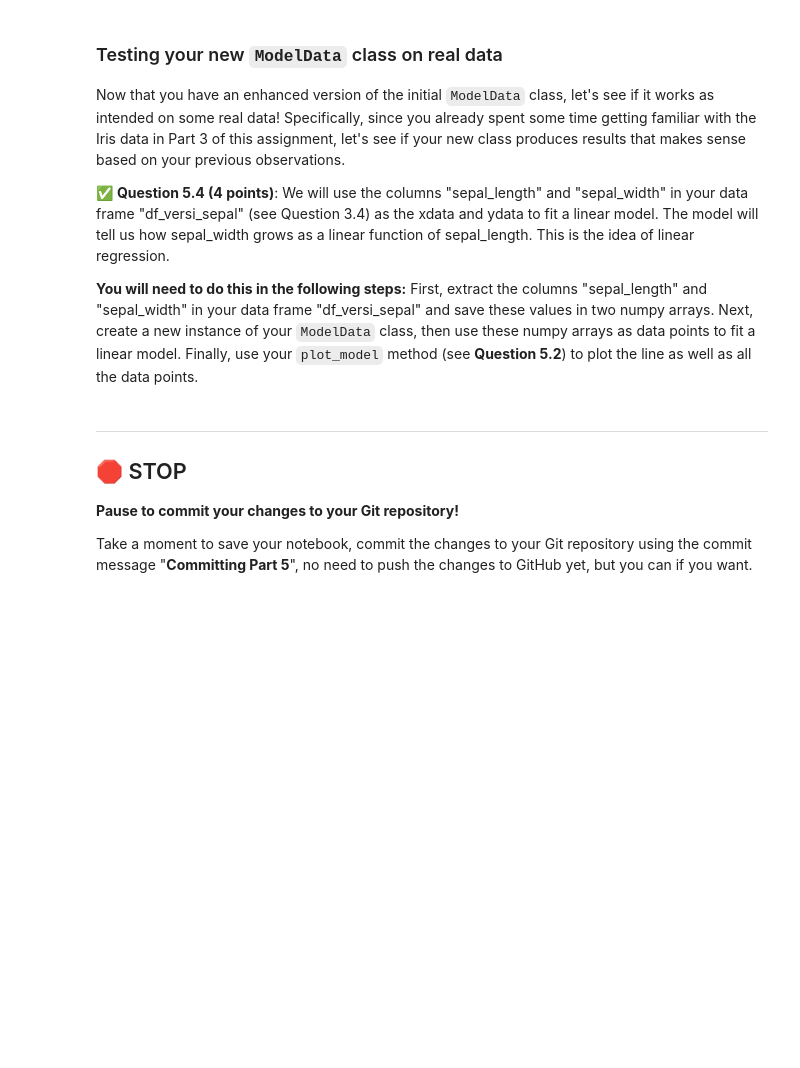
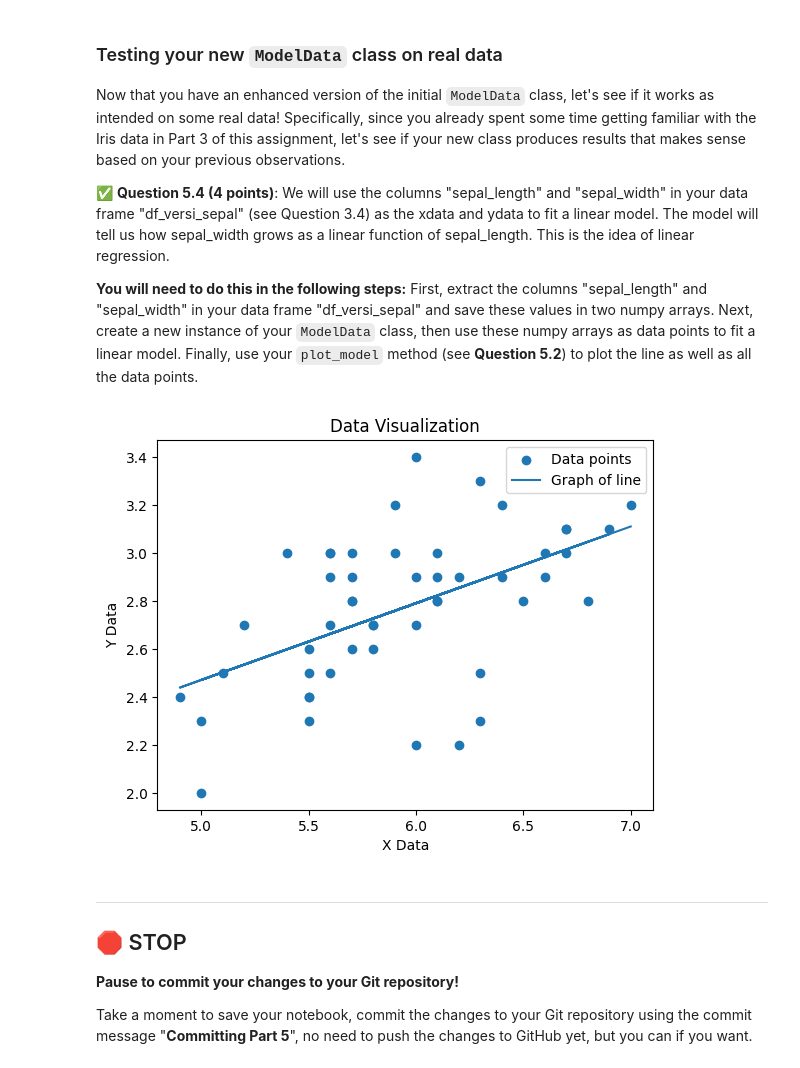
Before and after one commit to PCully03/cmse202-s24-turnin, a Jupyter notebook: hw-01/SS24-HW-01.ipynb, the cells around one changed output. Drawn from its saved outputs; the diff is of its cells as text; code cells hidden in the pictures; blank space fills up the shorter version.

```diff
--- a/hw-01/SS24-HW-01.ipynb
+++ b/hw-01/SS24-HW-01.ipynb
@@ -585,3 +627,40 @@ If you need to write any code to explore the nature of the bug, please do so in
+# %%
+# Put your code here
+
+class ModelData:
+
+    def __init__(self, xdata, ydata):
+        self.xdata = xdata
+        self.ydata = ydata
+
+    def summary_stats(self):
+        return {
+            "mean_x": np.mean(self.xdata),
+            "std_x": np.std(self.xdata),
+            "mean_y": np.mean(self.ydata),
+            "std_y": np.std(self.ydata)
+        }
+
+    def fit_linear_model(self):
+        slope, intercept, r_value, p_value, std_err = st.linregress(self.xdata, self.ydata)
+        return {
+            "slope": slope,
+            "intercept": intercept,
+            "r_value": r_value,
+            "p_value": p_value,
+            "std_err": std_err
+        }
+
+     def plot_model(self, slope, intercept):
+        xstuff = self.xdata
+        ystuff = slope * xstuff + intercept
+        plt.scatter(self.xdata, self.ydata, label='Data points')
+        plt.plot(xstuff, ystuff, label='Graph of line')
+        plt.xlabel('X Data')
+        plt.ylabel('Y Data')
+        plt.title('Data Visualization')
+        plt.legend()
+        plt.show
 # %% [markdown]
 &#9989; **Question 5.3 (3 points)**: Create a new class method called `predict` that predicts and returns the model prediction for a given input value $x$. You should be able to use the `fit_linear_model` method and the keys `slope` and `intercept` in the dictionary to help you with this.
 
@@ -611,3 +728,13 @@ Now that you have an enhanced version of the initial `ModelData` class, let's se
+# %%
+### Put your code here
+Length = np.array(df_versi_sepal['Sepal Length'])
+Width = np.array(df_versi_sepal['Sepal Width'])
+data = ModelData(Length, Width)
+
+new_stuff = data.fit_linear_model()
+data.plot_model(new_stuff['slope'], new_stuff['intercept'])
+# %% [output]
+[figure, added]
 # %% [markdown]
 ---
 ## &#128721; STOP
```
Also changed, not shown: parts of 15 cells of this notebook.
